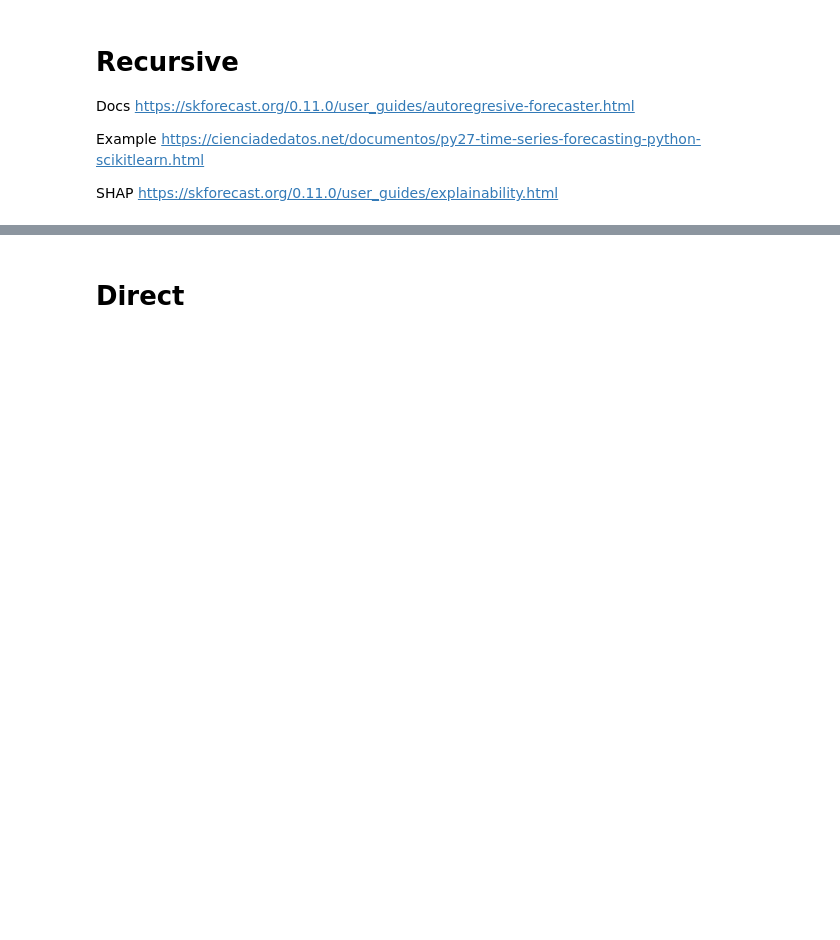
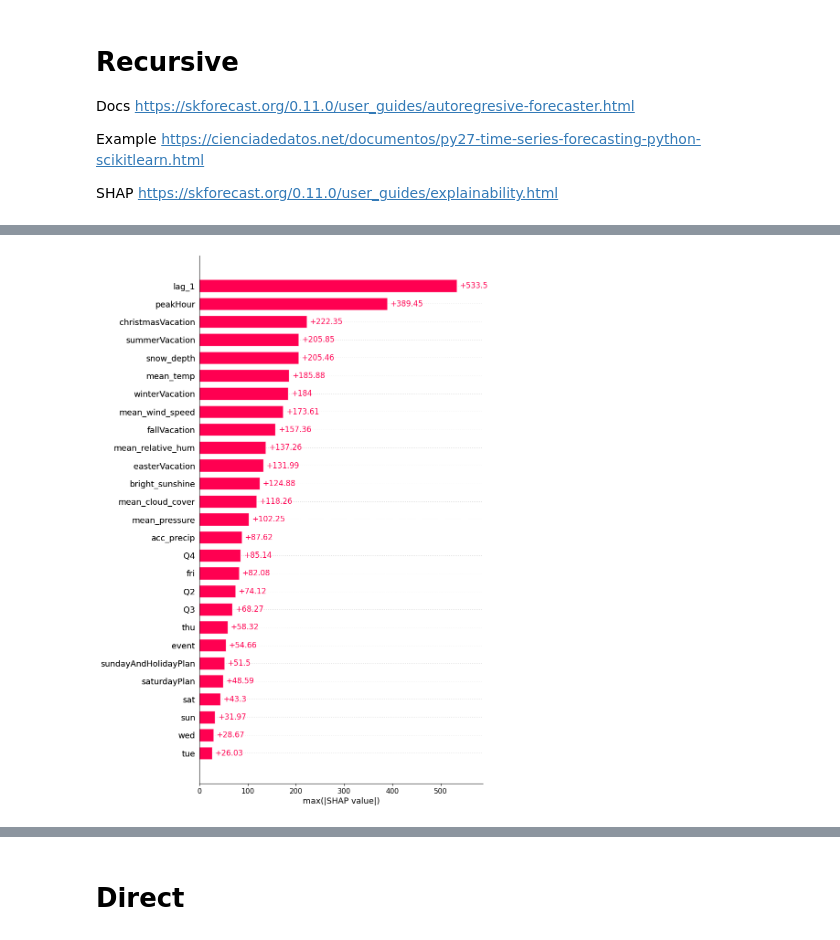
Before and after one commit to andr830g/Machine-Learning-Passenger-Forecasting, a Jupyter notebook: MachineLearningModelling.ipynb, the cells around one changed output, grey strips where cells are left out. Saved outputs shown, nothing was run; the diff lists cells and outputs as text; code cells hidden in the pictures; blank space fills up the shorter version.

Commit message:
Added more feature importance
Tilføjet mere shap og permutation importance

```diff
--- a/MachineLearningModelling.ipynb
+++ b/MachineLearningModelling.ipynb
@@ -122,0 +123,4 @@ shap.plots.bar(shap_values, max_display=52)
+# %%
+shap.plots.bar(shap_values.abs.max(0), max_display=52)
+# %% [output]
+[figure, added]
```
Also changed, not shown: parts of 9 cells of this notebook.
